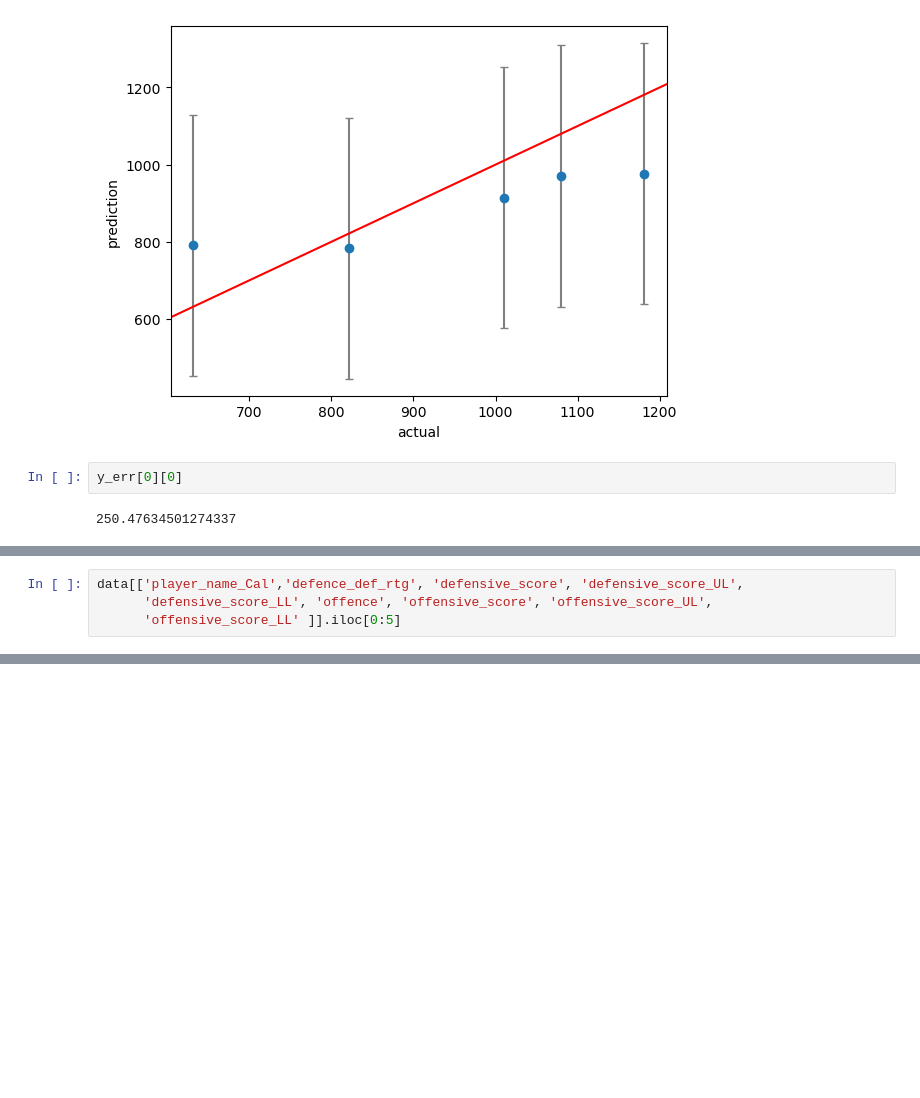
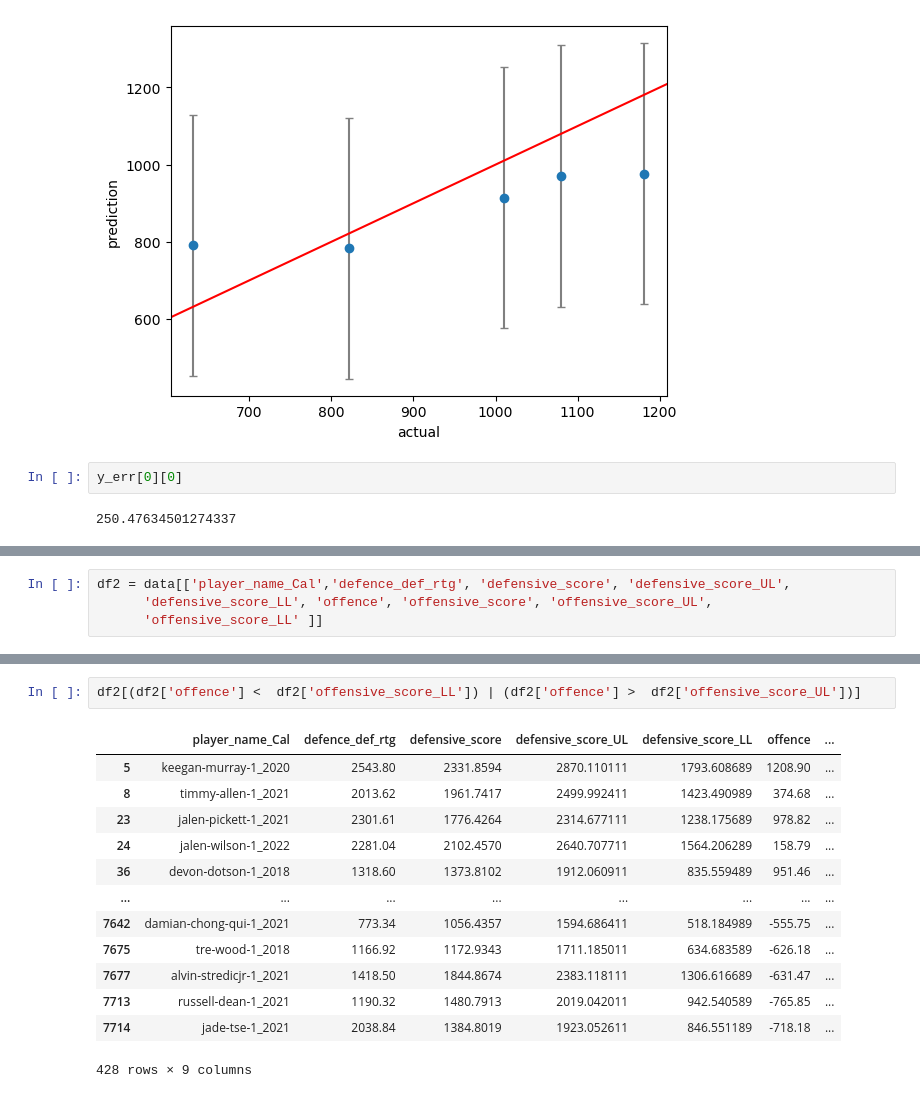
Before and after one commit to zainhoda1/Capstone-project, a Jupyter notebook: Analysis files/Zain/backup/testing prediction interval.ipynb, the cells around one changed output, grey strips where cells are left out. Saved outputs shown, nothing was run; the diff lists cells and outputs as text; blank space fills up the shorter version.

```diff
--- a/Analysis files/Zain/backup/testing prediction interval.ipynb
+++ b/Analysis files/Zain/backup/testing prediction interval.ipynb
@@ -203,4 +203,4 @@ data['offensive_score_LL']  =  data['offensive_score'] -y_err[0][0]
 # %%
-data[['player_name_Cal','defence_def_rtg', 'defensive_score', 'defensive_score_UL',
+df2 = data[['player_name_Cal','defence_def_rtg', 'defensive_score', 'defensive_score_UL',
       'defensive_score_LL', 'offence', 'offensive_score', 'offensive_score_UL',
-      'offensive_score_LL' ]].iloc[0:5]
+      'offensive_score_LL' ]]
@@ -213,0 +216,16 @@ data[['player_name_Cal','defence_def_rtg', 'defensive_score', 'defensive_score_U
+# %%
+df2[(df2['offence'] <  df2['offensive_score_LL']) | (df2['offence'] >  df2['offensive_score_UL'])]
+# %% [output]
+|  | player_name_Cal | defence_def_rtg | defensive_score | defensive_score_UL | defensive_score_LL | offence | ... |
+| 5 | keegan-murray-1_2020 | 2543.80 | 2331.8594 | 2870.110111 | 1793.608689 | 1208.90 | ... |
+| 8 | timmy-allen-1_2021 | 2013.62 | 1961.7417 | 2499.992411 | 1423.490989 | 374.68 | ... |
+| 23 | jalen-pickett-1_2021 | 2301.61 | 1776.4264 | 2314.677111 | 1238.175689 | 978.82 | ... |
+| 24 | jalen-wilson-1_2022 | 2281.04 | 2102.4570 | 2640.707711 | 1564.206289 | 158.79 | ... |
+| 36 | devon-dotson-1_2018 | 1318.60 | 1373.8102 | 1912.060911 | 835.559489 | 951.46 | ... |
+| ... | ... | ... | ... | ... | ... | ... | ... |
+| 7642 | damian-chong-qui-1_2021 | 773.34 | 1056.4357 | 1594.686411 | 518.184989 | -555.75 | ... |
+| 7675 | tre-wood-1_2018 | 1166.92 | 1172.9343 | 1711.185011 | 634.683589 | -626.18 | ... |
+| 7677 | alvin-stredicjr-1_2021 | 1418.50 | 1844.8674 | 2383.118111 | 1306.616689 | -631.47 | ... |
+| 7713 | russell-dean-1_2021 | 1190.32 | 1480.7913 | 2019.042011 | 942.540589 | -765.85 | ... |
+| 7714 | jade-tse-1_2021 | 2038.84 | 1384.8019 | 1923.052611 | 846.551189 | -718.18 | ... |
+428 rows × 9 columns
```
Also changed, not shown: parts of 4 cells of this notebook, 9 other files.
